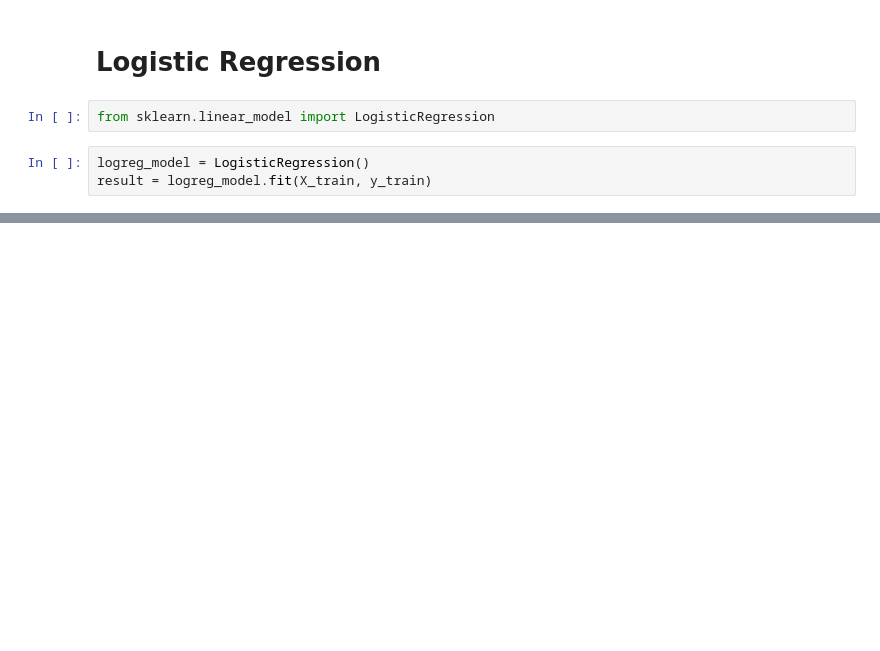
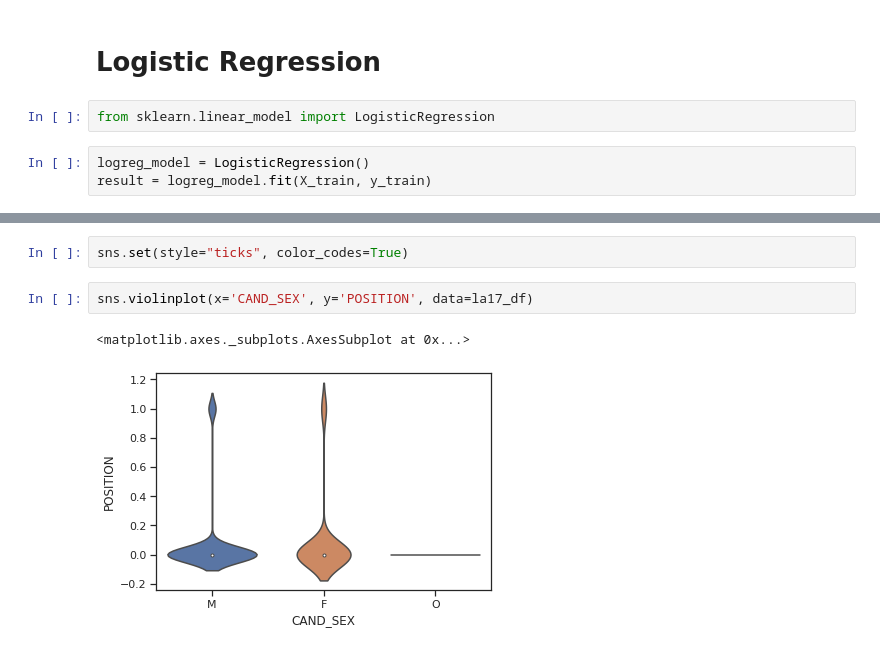
Before and after one commit to NehaAgarwal2598/election_parameters, a Jupyter notebook: election_analysis.ipynb, the cells around one changed output, grey strips where cells are left out. Saved outputs shown, nothing was run; the diff lists cells and outputs as text; blank space fills up the shorter version.

```diff
--- a/election_analysis.ipynb
+++ b/election_analysis.ipynb
@@ -376,0 +354,7 @@ ValueError: ignored
+# %%
+sns.set(style="ticks", color_codes=True)
+# %%
+sns.violinplot(x='CAND_SEX', y='POSITION', data=la17_df)
+# %% [output]
+<matplotlib.axes._subplots.AxesSubplot at 0x...>
+[figure, added]
```
Also changed, not shown: parts of 11 cells of this notebook.
